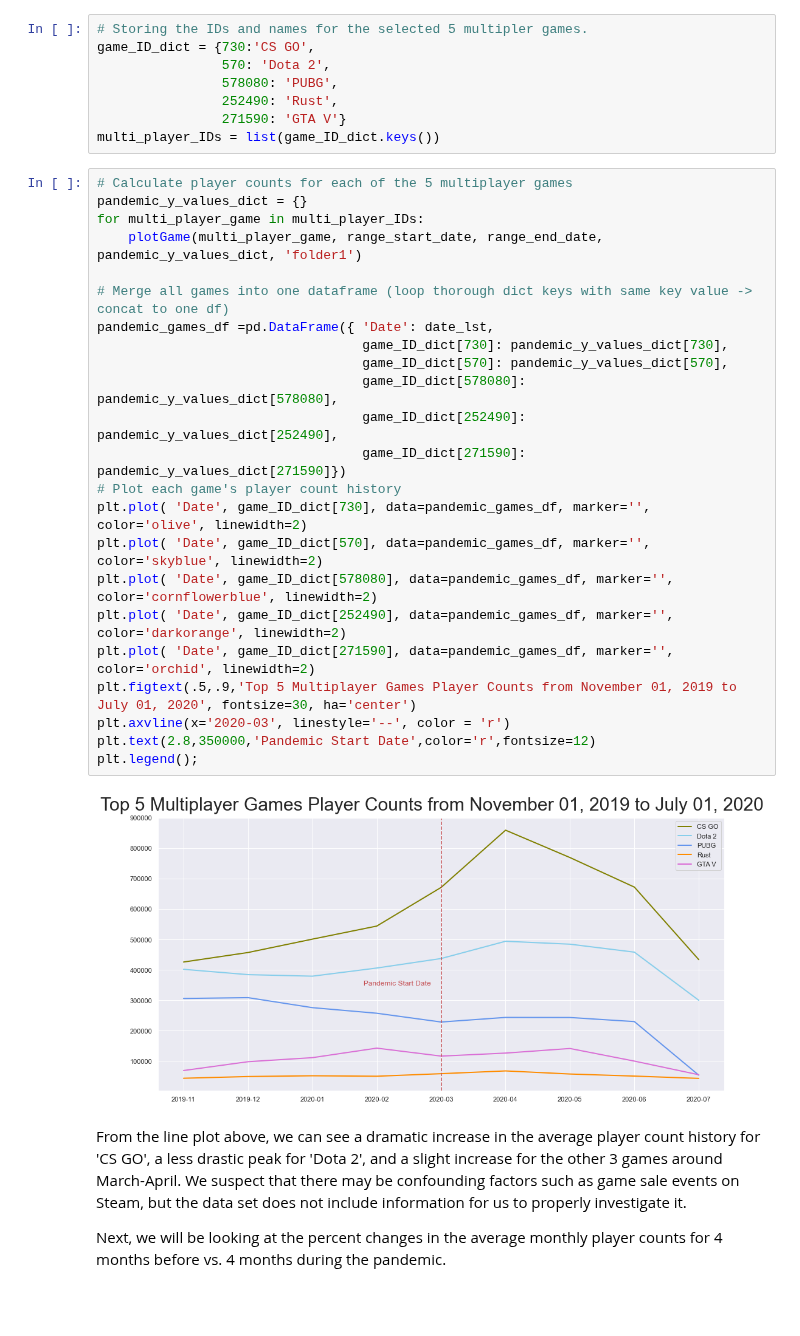
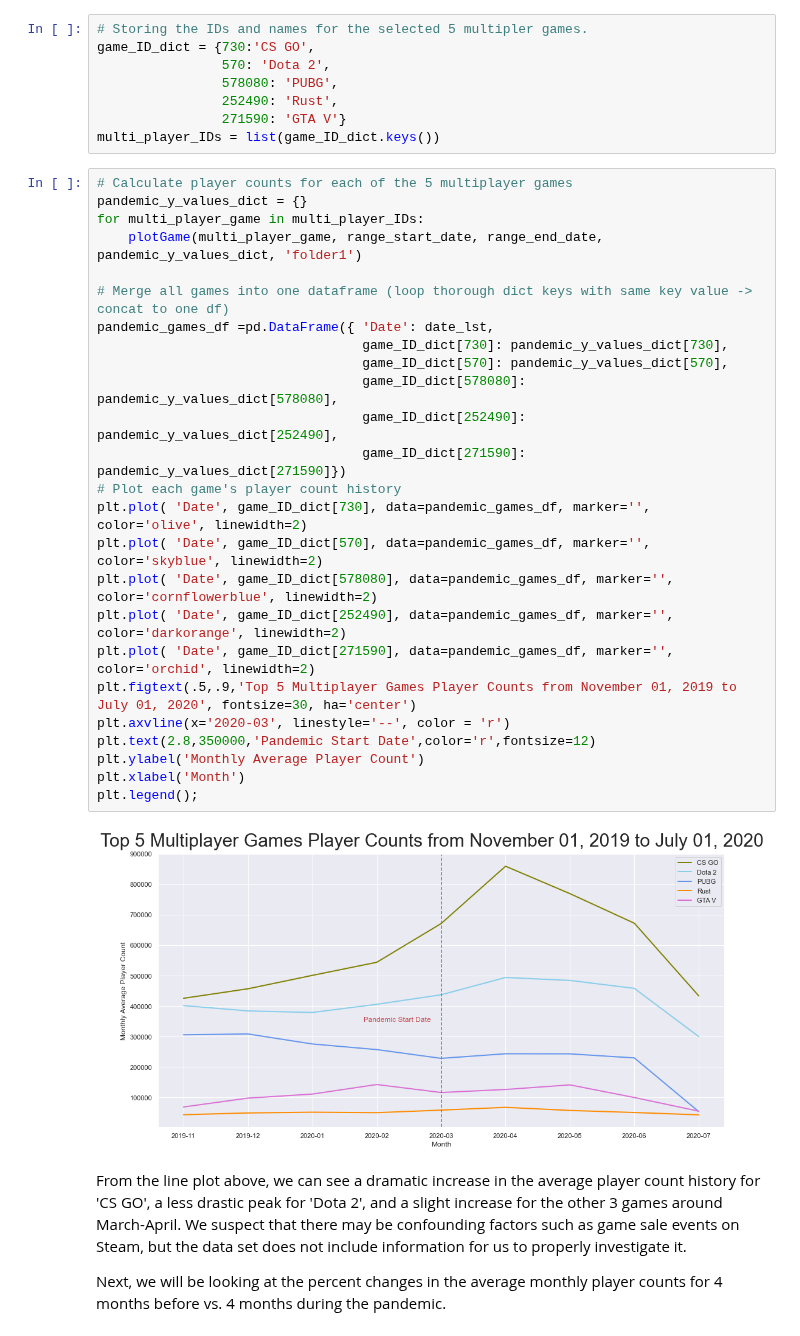
Before and after one commit to tnn050/Social-Gaming-During-COVID-19, a Jupyter notebook: FinalProject_group044.ipynb, the cells around one changed output. Drawn from its saved outputs; the diff is of its cells as text; blank space fills up the shorter version.

```diff
--- a/FinalProject_group044.ipynb
+++ b/FinalProject_group044.ipynb
@@ -577,28 +581,30 @@ multi_player_IDs = list(game_ID_dict.keys())
 # %%
 # Calculate player counts for each of the 5 multiplayer games
 pandemic_y_values_dict = {}
 for multi_player_game in multi_player_IDs:
     plotGame(multi_player_game, range_start_date, range_end_date, pandemic_y_values_dict, 'folder1')
 
 # Merge all games into one dataframe (loop thorough dict keys with same key value -> concat to one df)
 pandemic_games_df =pd.DataFrame({ 'Date': date_lst,
                                   game_ID_dict[730]: pandemic_y_values_dict[730],
                                   game_ID_dict[570]: pandemic_y_values_dict[570],
                                   game_ID_dict[578080]: pandemic_y_values_dict[578080],
                                   game_ID_dict[252490]: pandemic_y_values_dict[252490],
                                   game_ID_dict[271590]: pandemic_y_values_dict[271590]})
 # Plot each game's player count history
 plt.plot( 'Date', game_ID_dict[730], data=pandemic_games_df, marker='', color='olive', linewidth=2)
 plt.plot( 'Date', game_ID_dict[570], data=pandemic_games_df, marker='', color='skyblue', linewidth=2)
 plt.plot( 'Date', game_ID_dict[578080], data=pandemic_games_df, marker='', color='cornflowerblue', linewidth=2)
 plt.plot( 'Date', game_ID_dict[252490], data=pandemic_games_df, marker='', color='darkorange', linewidth=2)
 plt.plot( 'Date', game_ID_dict[271590], data=pandemic_games_df, marker='', color='orchid', linewidth=2)
 plt.figtext(.5,.9,'Top 5 Multiplayer Games Player Counts from November 01, 2019 to July 01, 2020', fontsize=30, ha='center')
 plt.axvline(x='2020-03', linestyle='--', color = 'r')
 plt.text(2.8,350000,'Pandemic Start Date',color='r',fontsize=12)
+plt.ylabel('Monthly Average Player Count')
+plt.xlabel('Month')
 plt.legend();
 # %% [output]
-[figure, old version]
+[figure, new version]
 # %% [markdown]
 From the line plot above, we can see a dramatic increase in the average player count history for 'CS GO', a less drastic peak for 'Dota 2', and a slight increase for the other 3 games around March-April. We suspect that there may be confounding factors such as game sale events on Steam, but the data set does not include information for us to properly investigate it.
 
```
Also changed, not shown: parts of 12 cells of this notebook, 3 other files.
